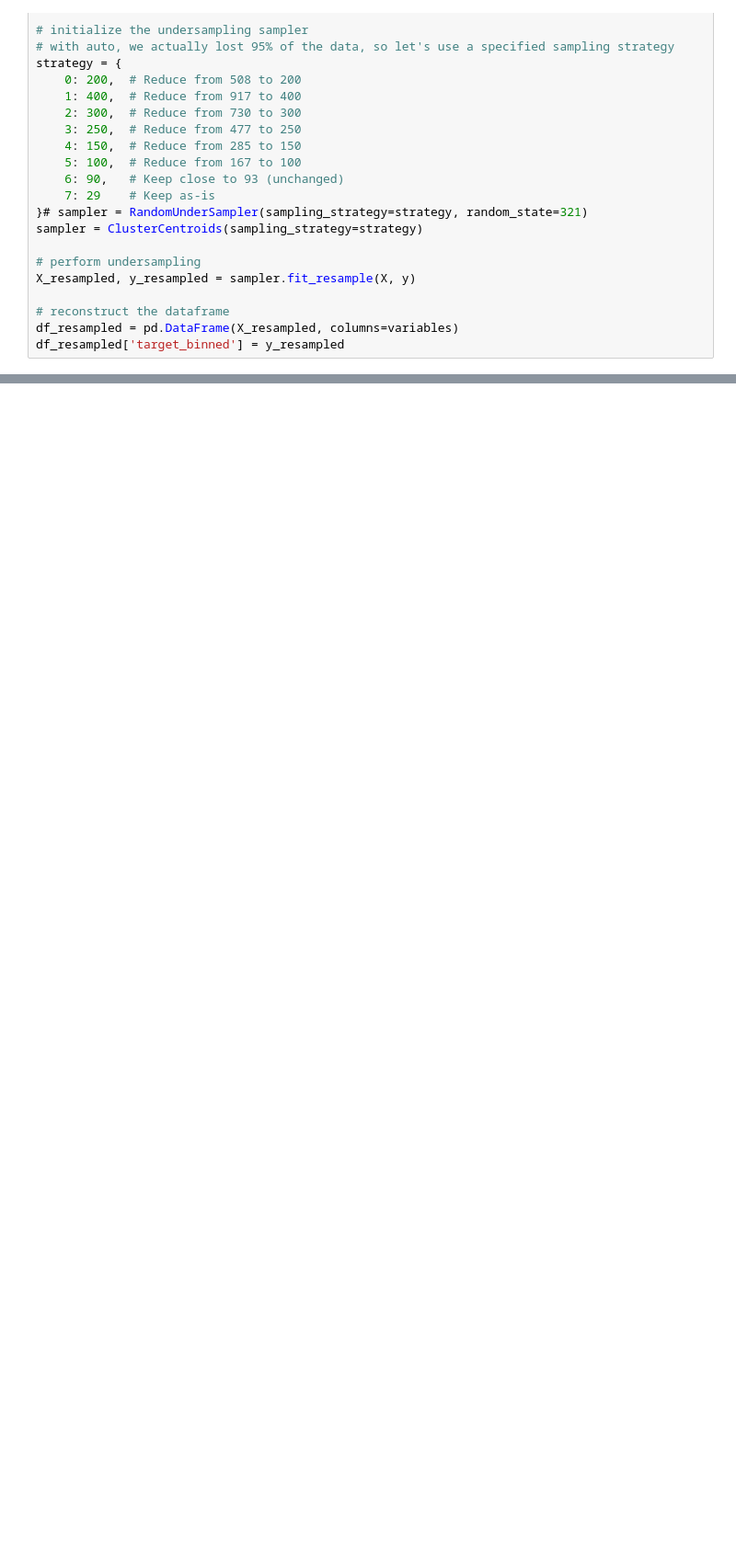
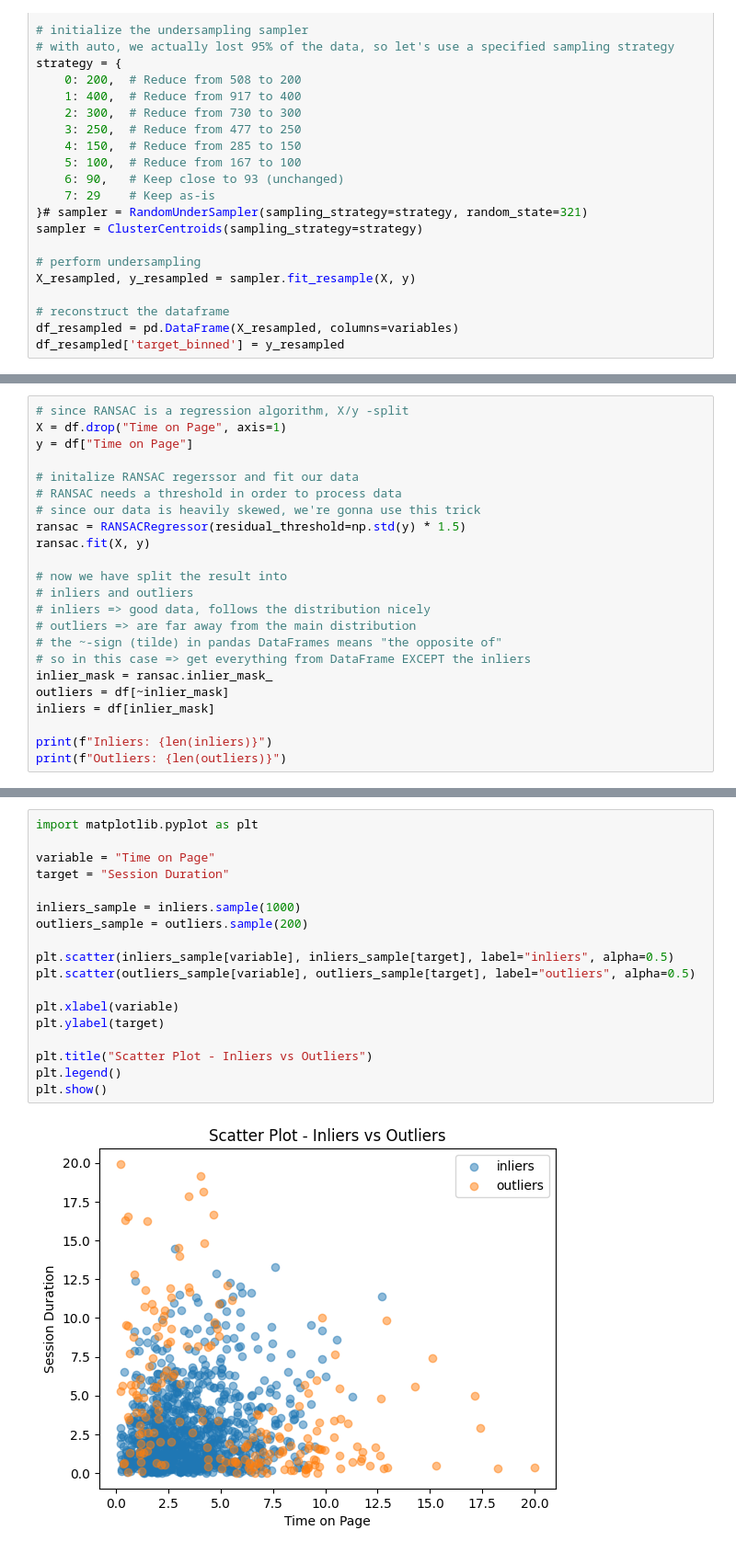
Before and after one commit to RubenSerdonsPXL/Lapland, a Jupyter notebook: Adv_Data_Analytics/P2/Regression.ipynb, the cells around one changed output, grey strips where cells are left out. Shown at 92% size. Drawn from its saved outputs; the diff is of its cells as text; blank space fills up the shorter version.

Commit message:
Updated version data analysis

```diff
--- a/Adv_Data_Analytics/P2/Regression.ipynb
+++ b/Adv_Data_Analytics/P2/Regression.ipynb
@@ -253,0 +270,23 @@ sns.histplot(data=df_resampled, x="Time on Page", kde=True)
+# %%
+# since RANSAC is a regression algorithm, X/y -split
+X = df.drop("Time on Page", axis=1)
+y = df["Time on Page"]
+
+# initalize RANSAC regerssor and fit our data
+# RANSAC needs a threshold in order to process data
+# since our data is heavily skewed, we're gonna use this trick
+ransac = RANSACRegressor(residual_threshold=np.std(y) * 1.5)
+ransac.fit(X, y)
+
+# now we have split the result into
+# inliers and outliers
+# inliers => good data, follows the distribution nicely
+# outliers => are far away from the main distribution
+# the ~-sign (tilde) in pandas DataFrames means "the opposite of"
+# so in this case => get everything from DataFrame EXCEPT the inliers
+inlier_mask = ransac.inlier_mask_
+outliers = df[~inlier_mask]
+inliers = df[inlier_mask]
+
+print(f"Inliers: {len(inliers)}")
+print(f"Outliers: {len(outliers)}")
@@ -253,0 +302,20 @@ sns.histplot(data=df_resampled, x="Time on Page", kde=True)
+# %%
+import matplotlib.pyplot as plt
+
+variable = "Time on Page"
+target = "Session Duration"
+
+inliers_sample = inliers.sample(1000)
+outliers_sample = outliers.sample(200)
+
+plt.scatter(inliers_sample[variable], inliers_sample[target], label="inliers", alpha=0.5)
+plt.scatter(outliers_sample[variable], outliers_sample[target], label="outliers", alpha=0.5)
+
+plt.xlabel(variable)
+plt.ylabel(target)
+
+plt.title("Scatter Plot - Inliers vs Outliers")
+plt.legend()
+plt.show()
+# %% [output]
+[figure, added]
```
Also changed, not shown: parts of 14 cells of this notebook, 1 other file.
